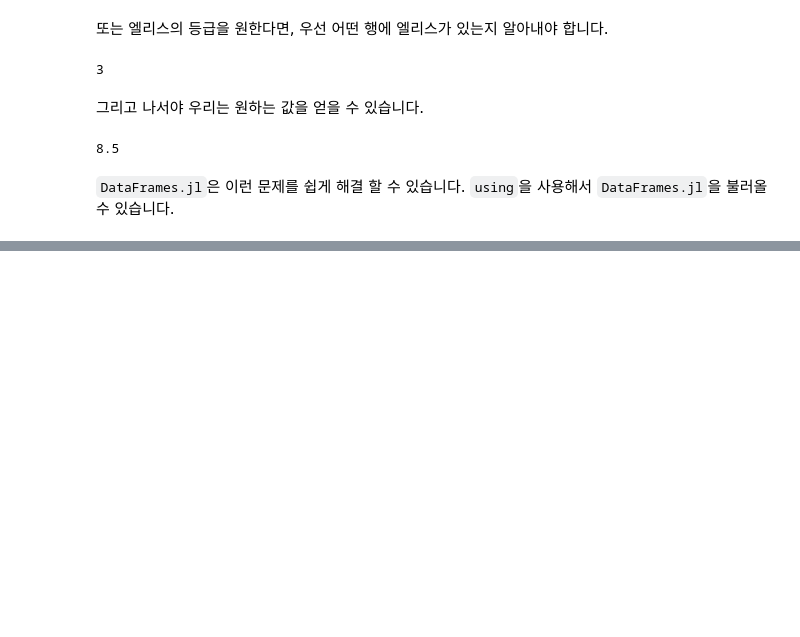
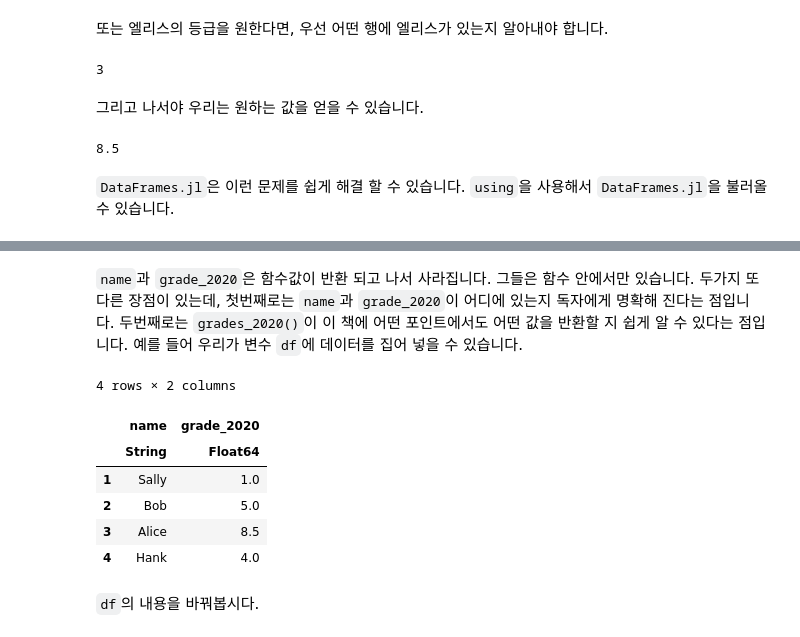
Before and after one commit to JunDamin/NotebooksForDataScience, a Jupyter notebook: docs/julia/data_science/04_DataFrames.ipynb, the cells around one changed output, grey strips where cells are left out. Drawn from its saved outputs; the diff is of its cells as text; code cells hidden in the pictures; blank space fills up the shorter version.

```diff
--- a/docs/julia/data_science/04_DataFrames.ipynb
+++ b/docs/julia/data_science/04_DataFrames.ipynb
@@ -92,0 +131,14 @@ using DataFrames
+# %% [markdown]
+`name`과 `grade_2020`은 함수값이 반환 되고 나서 사라집니다. 그들은 함수 안에서만 있습니다. 두가지 또 다른 장점이 있는데, 첫번째로는 `name`과 `grade_2020`이 어디에 있는지 독자에게 명확해 진다는 점입니다. 두번째로는 `grades_2020()`이 이 책에 어떤 포인트에서도 어떤 값을 반환할 지 쉽게 알 수 있다는 점입니다. 예를 들어 우리가 변수 `df`에 데이터를 집어 넣을 수 있습니다.
+# %%
+df = grades_2020()
+# %% [output]
+4 rows × 2 columns
+|  | name | grade_2020 |
+|  | String | Float64 |
+| 1 | Sally | 1.0 |
+| 2 | Bob | 5.0 |
+| 3 | Alice | 8.5 |
+| 4 | Hank | 4.0 |
+# %% [markdown]
+`df`의 내용을 바꿔봅시다.
```
Also changed, not shown: parts of 100 cells of this notebook, 4 other files.
